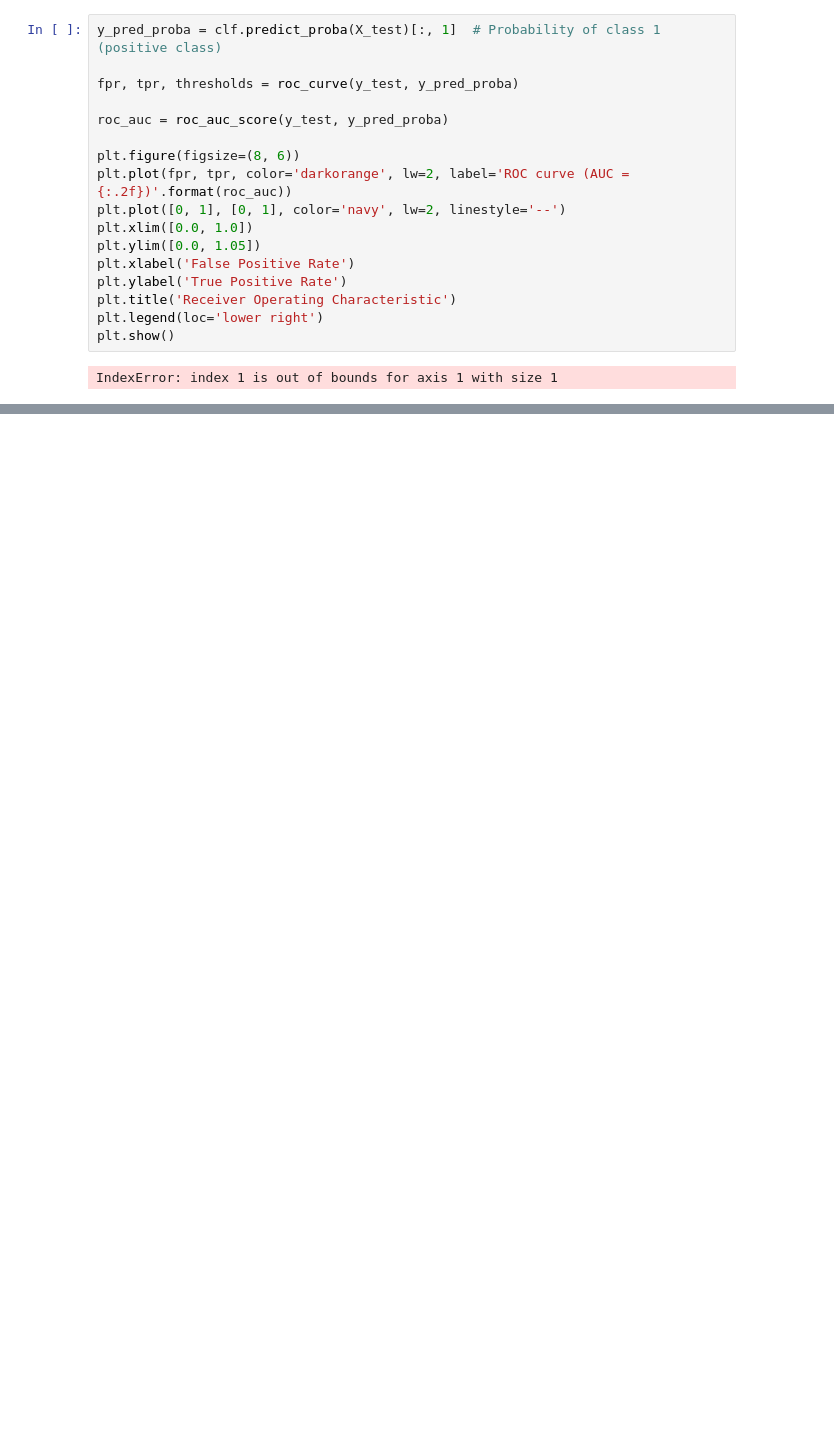
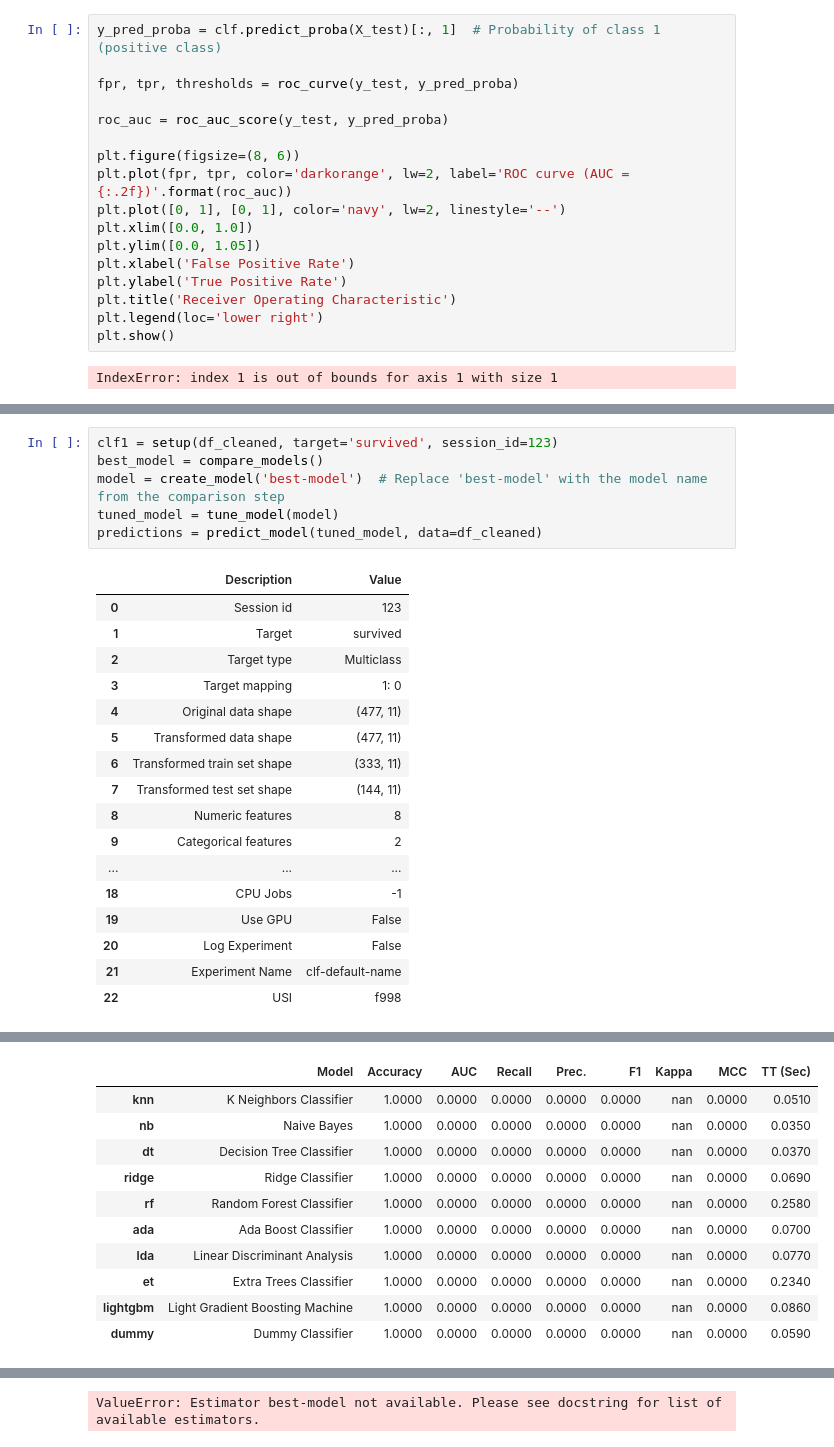
Before and after one commit to HannahCimene/TrioData_Masters, a Jupyter notebook: Files/titanic_dataset/titanic_dataset_liesa.ipynb, the cells around one changed output, grey strips where cells are left out. Cells and saved outputs as stored; diff of their text form; blank space fills up the shorter version.

```diff
--- a/Files/titanic_dataset/titanic_dataset_liesa.ipynb
+++ b/Files/titanic_dataset/titanic_dataset_liesa.ipynb
@@ -630,0 +683,24 @@ IndexError: index 1 is out of bounds for axis 1 with size 1
+# %%
+clf1 = setup(df_cleaned, target='survived', session_id=123)
+best_model = compare_models()
+model = create_model('best-model')  # Replace 'best-model' with the model name from the comparison step
+tuned_model = tune_model(model)
+predictions = predict_model(tuned_model, data=df_cleaned)
+# %% [output]
+|  | Description | Value |
+| 0 | Session id | 123 |
+| 1 | Target | survived |
+| 2 | Target type | Multiclass |
+| 3 | Target mapping | 1: 0 |
+| 4 | Original data shape | (477, 11) |
+| 5 | Transformed data shape | (477, 11) |
+| 6 | Transformed train set shape | (333, 11) |
+| 7 | Transformed test set shape | (144, 11) |
+| 8 | Numeric features | 8 |
+| 9 | Categorical features | 2 |
+| ... | ... | ... |
+| 18 | CPU Jobs | -1 |
+| 19 | Use GPU | False |
+| 20 | Log Experiment | False |
+| 21 | Experiment Name | clf-default-name |
+| 22 | USI | f998 |
@@ -630,0 +708,11 @@ IndexError: index 1 is out of bounds for axis 1 with size 1
+|  | Model | Accuracy | AUC | Recall | Prec. | F1 | Kappa | MCC | TT (Sec) |
+| knn | K Neighbors Classifier | 1.0000 | 0.0000 | 0.0000 | 0.0000 | 0.0000 | nan | 0.0000 | 0.0510 |
+| nb | Naive Bayes | 1.0000 | 0.0000 | 0.0000 | 0.0000 | 0.0000 | nan | 0.0000 | 0.0350 |
+| dt | Decision Tree Classifier | 1.0000 | 0.0000 | 0.0000 | 0.0000 | 0.0000 | nan | 0.0000 | 0.0370 |
+| ridge | Ridge Classifier | 1.0000 | 0.0000 | 0.0000 | 0.0000 | 0.0000 | nan | 0.0000 | 0.0690 |
+| rf | Random Forest Classifier | 1.0000 | 0.0000 | 0.0000 | 0.0000 | 0.0000 | nan | 0.0000 | 0.2580 |
+| ada | Ada Boost Classifier | 1.0000 | 0.0000 | 0.0000 | 0.0000 | 0.0000 | nan | 0.0000 | 0.0700 |
+| lda | Linear Discriminant Analysis | 1.0000 | 0.0000 | 0.0000 | 0.0000 | 0.0000 | nan | 0.0000 | 0.0770 |
+| et | Extra Trees Classifier | 1.0000 | 0.0000 | 0.0000 | 0.0000 | 0.0000 | nan | 0.0000 | 0.2340 |
+| lightgbm | Light Gradient Boosting Machine | 1.0000 | 0.0000 | 0.0000 | 0.0000 | 0.0000 | nan | 0.0000 | 0.0860 |
+| dummy | Dummy Classifier | 1.0000 | 0.0000 | 0.0000 | 0.0000 | 0.0000 | nan | 0.0000 | 0.0590 |
@@ -630,0 +720 @@ IndexError: index 1 is out of bounds for axis 1 with size 1
+ValueError: Estimator best-model not available. Please see docstring for list of available estimators.
```
Also changed, not shown: parts of 11 cells of this notebook, 2 other files.
